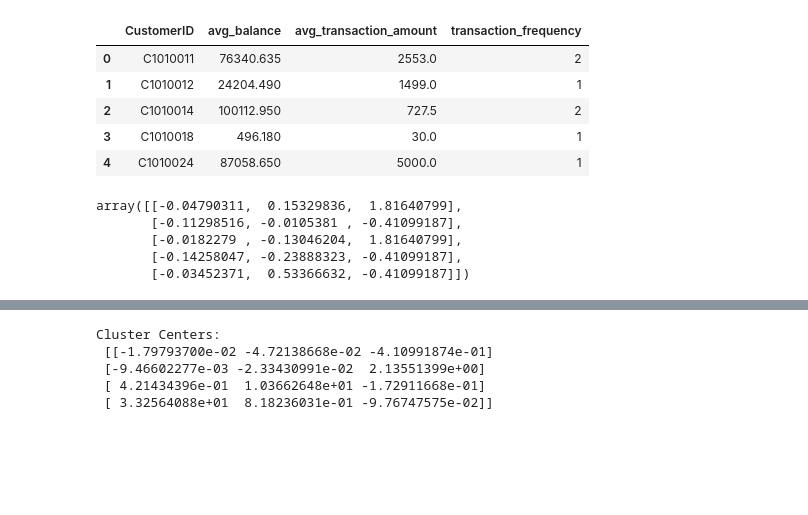
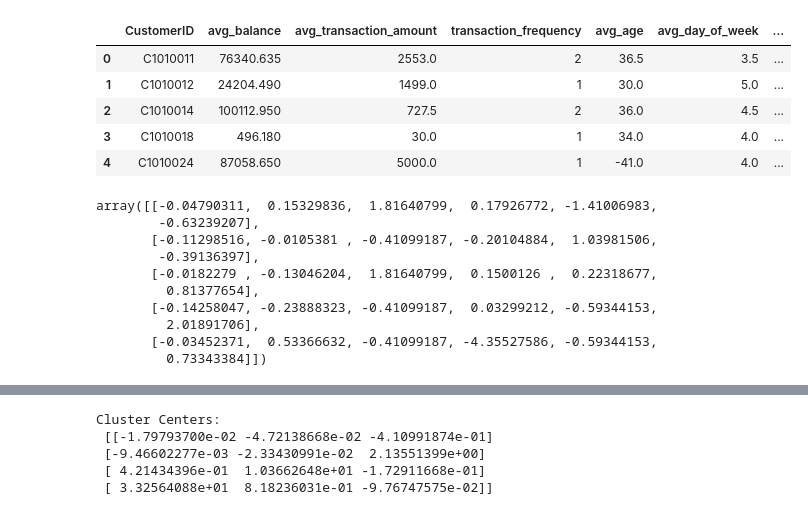
Before and after one commit to ChanMor/Customer-Segmentation-Model, a Jupyter notebook: customer_segmentation.ipynb, the cells around one changed output, grey strips where cells are left out. Drawn from its saved outputs; the diff is of its cells as text; code cells hidden in the pictures; blank space fills up the shorter version.

```diff
--- a/customer_segmentation.ipynb
+++ b/customer_segmentation.ipynb
@@ -33,33 +33,47 @@ df.head()
 | 3 | T4 | C5342380 | 1973-09-14 | F | MUMBAI | 866503.21 | 2016-08-02 | ... |
 | 4 | T5 | C9031234 | 1988-03-24 | F | NAVI MUMBAI | 6714.43 | 2016-08-02 | ... |
 # %%
+df = pd.get_dummies(df, columns=['CustLocation', 'CustGender'], drop_first=True)
+
 df['TransactionAmount (INR)'] = df['TransactionAmount (INR)'].astype(float)
+df['TransactionTime'] = pd.to_datetime(df['TransactionTime'], unit='s')
+
+df['TransactionHourOfDay'] = df['TransactionTime'].dt.hour
+df['TransactionDayOfWeek'] = df['TransactionTime'].dt.dayofweek
 
 customer_summary = df.groupby('CustomerID').agg(
     avg_balance=('CustAccountBalance', 'mean'),
     avg_transaction_amount=('TransactionAmount (INR)', 'mean'),
-    transaction_frequency=('TransactionID', 'count')
+    transaction_frequency=('TransactionID', 'count'),
+    avg_age=('CustomerAge', 'mean'),
+    avg_day_of_week=('TransactionDayOfWeek', 'mean'),
+    avg_hour_of_day=('TransactionHourOfDay', 'mean')
 ).reset_index()
 
 customer_summary.head()
 # %% [output]
-|  | CustomerID | avg_balance | avg_transaction_amount | transaction_frequency |
-| 0 | C1010011 | 76340.635 | 2553.0 | 2 |
-| 1 | C1010012 | 24204.490 | 1499.0 | 1 |
-| 2 | C1010014 | 100112.950 | 727.5 | 2 |
-| 3 | C1010018 | 496.180 | 30.0 | 1 |
-| 4 | C1010024 | 87058.650 | 5000.0 | 1 |
+|  | CustomerID | avg_balance | avg_transaction_amount | transaction_frequency | avg_age | avg_day_of_week | ... |
+| 0 | C1010011 | 76340.635 | 2553.0 | 2 | 36.5 | 3.5 | ... |
+| 1 | C1010012 | 24204.490 | 1499.0 | 1 | 30.0 | 5.0 | ... |
+| 2 | C1010014 | 100112.950 | 727.5 | 2 | 36.0 | 4.5 | ... |
+| 3 | C1010018 | 496.180 | 30.0 | 1 | 34.0 | 4.0 | ... |
+| 4 | C1010024 | 87058.650 | 5000.0 | 1 | -41.0 | 4.0 | ... |
 # %%
 scaler = StandardScaler()
-scaled_features = scaler.fit_transform(customer_summary[['avg_balance', 'avg_transaction_amount', 'transaction_frequency']])
+scaled_features = scaler.fit_transform(customer_summary.drop('CustomerID', axis=1))
 
 scaled_features[:5]
 # %% [output]
-array([[-0.04790311,  0.15329836,  1.81640799],
-       [-0.11298516, -0.0105381 , -0.41099187],
-       [-0.0182279 , -0.13046204,  1.81640799],
-       [-0.14258047, -0.23888323, -0.41099187],
-       [-0.03452371,  0.53366632, -0.41099187]])
+array([[-0.04790311,  0.15329836,  1.81640799,  0.17926772, -1.41006983,
+        -0.63239207],
+       [-0.11298516, -0.0105381 , -0.41099187, -0.20104884,  1.03981506,
+        -0.39136397],
+       [-0.0182279 , -0.13046204,  1.81640799,  0.1500126 ,  0.22318677,
+         0.81377654],
+       [-0.14258047, -0.23888323, -0.41099187,  0.03299212, -0.59344153,
+         2.01891706],
+       [-0.03452371,  0.53366632, -0.41099187, -4.35527586, -0.59344153,
+         0.73343384]])
 # %%
 inertia = []
 for k in range(1, 11):
```
Also changed, not shown: parts of 1 cell of this notebook.
